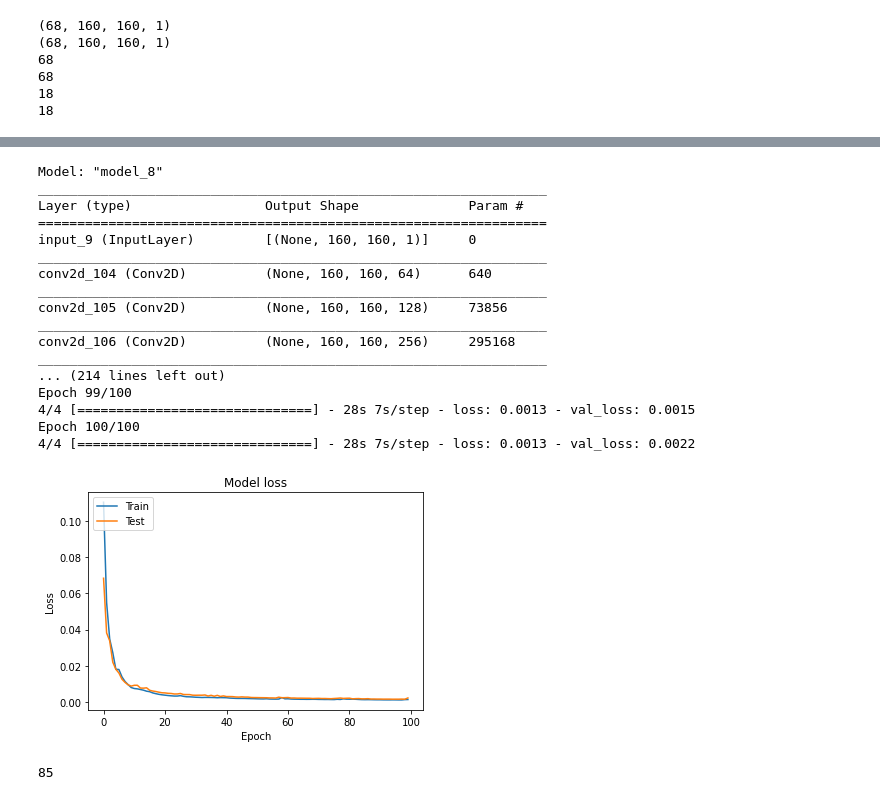
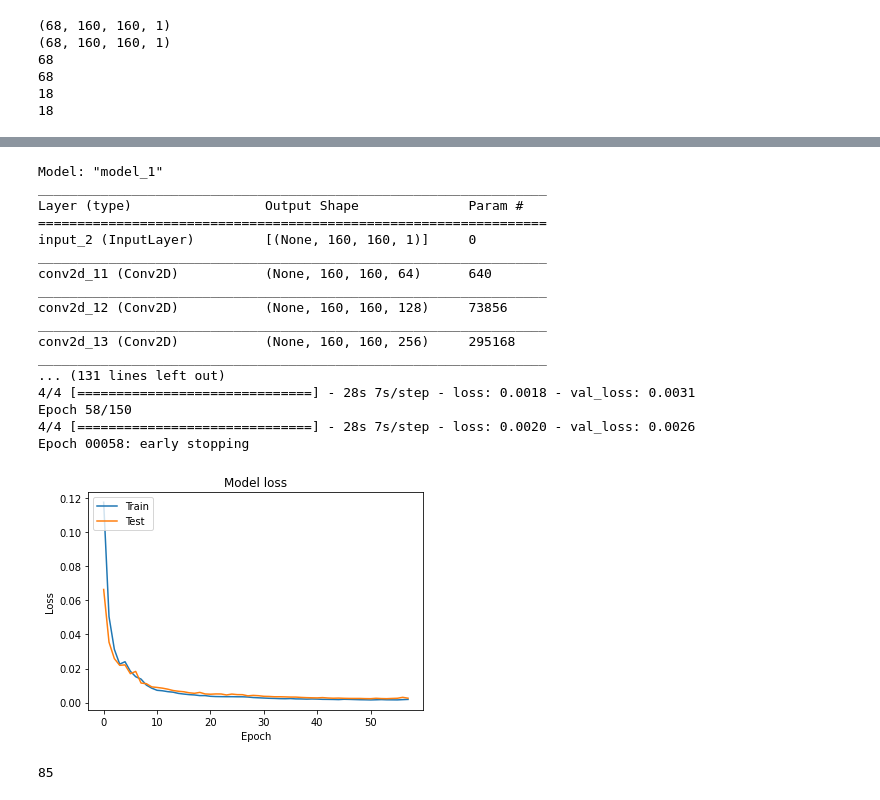
Before and after one commit to ddroder/fistaReconstruction, a Jupyter notebook: kaggleMRI.ipynb, the cells around one changed output, grey strips where cells are left out. Cells and saved outputs as stored; diff of their text form; code cells hidden in the pictures.

```diff
--- a/kaggleMRI.ipynb
+++ b/kaggleMRI.ipynb
@@ -299,26 +298,26 @@ Epoch 100/100
 # %%
 #this is the recreation model
 ae = Autoencoder()
-ae.train_model(x_train, y_train, x_val, y_val, epochs=100, batch_size=20,laplace=True)
+ae.train_model(x_train, y_train, x_val, y_val, epochs=150, batch_size=20,laplace=True)
 # %% [output]
-Model: "model_8"
+Model: "model_1"
 _________________________________________________________________
 Layer (type)                 Output Shape              Param #
 =================================================================
-input_9 (InputLayer)         [(None, 160, 160, 1)]     0
+input_2 (InputLayer)         [(None, 160, 160, 1)]     0
 _________________________________________________________________
-conv2d_104 (Conv2D)          (None, 160, 160, 64)      640
+conv2d_11 (Conv2D)           (None, 160, 160, 64)      640
 _________________________________________________________________
-conv2d_105 (Conv2D)          (None, 160, 160, 128)     73856
+conv2d_12 (Conv2D)           (None, 160, 160, 128)     73856
 _________________________________________________________________
-conv2d_106 (Conv2D)          (None, 160, 160, 256)     295168
+conv2d_13 (Conv2D)           (None, 160, 160, 256)     295168
 _________________________________________________________________
-... (214 lines left out)
-Epoch 99/100
-4/4 [==============================] - 28s 7s/step - loss: 0.0013 - val_loss: 0.0015
-Epoch 100/100
-4/4 [==============================] - 28s 7s/step - loss: 0.0013 - val_loss: 0.0022
+... (131 lines left out)
+4/4 [==============================] - 28s 7s/step - loss: 0.0018 - val_loss: 0.0031
+Epoch 58/150
+4/4 [==============================] - 28s 7s/step - loss: 0.0020 - val_loss: 0.0026
+Epoch 00058: early stopping
-[figure, old version]
+[figure, new version]
 # %%
 preds = ae.eval_model(x_test)
 print(len(preds))
```
Also changed, not shown: parts of 5 cells of this notebook, 13 other files.
